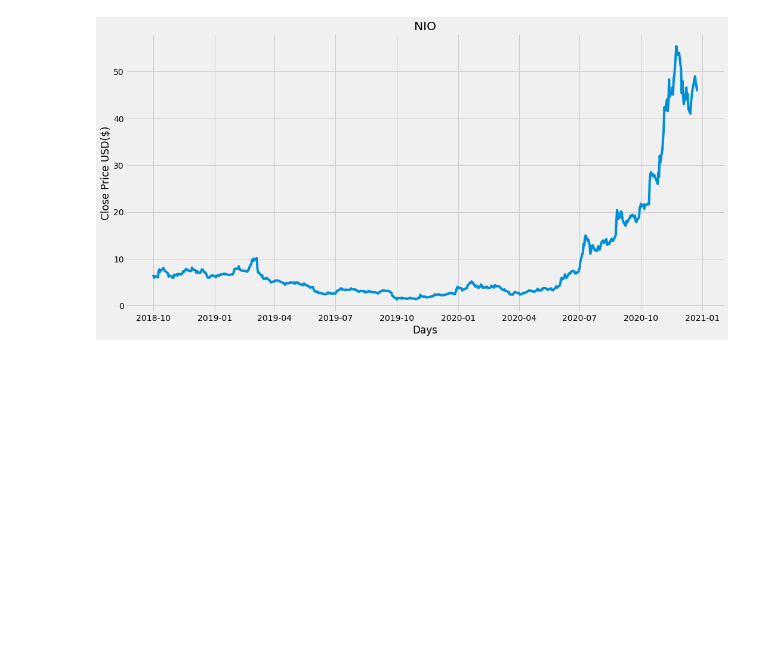
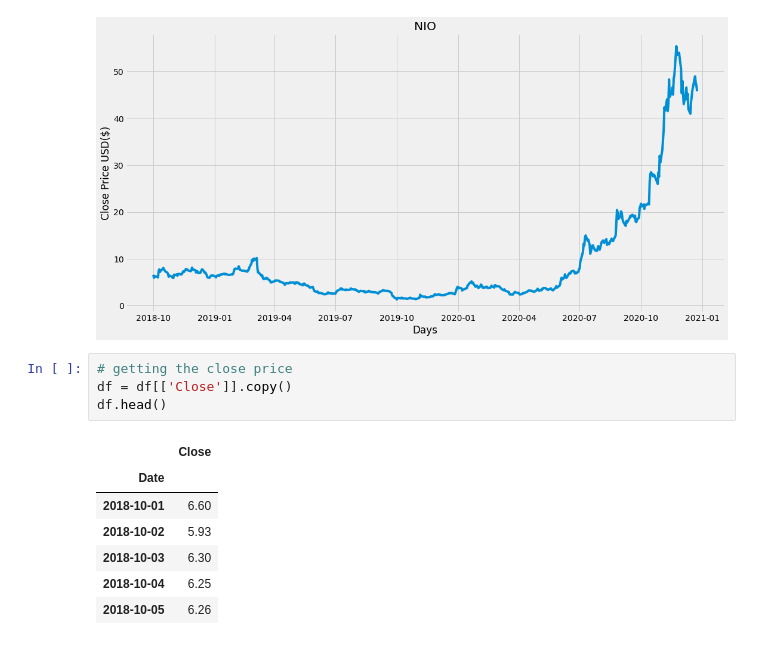
Before and after one commit to pngo5/2_machine_learning_model, a Jupyter notebook: Learning_Model.ipynb, the cells around one changed output. Drawn from its saved outputs; the diff is of its cells as text; blank space fills up the shorter version.

```diff
--- a/Learning_Model.ipynb
+++ b/Learning_Model.ipynb
@@ -54,3 +54,15 @@ plt.plot(df['Close'])
 plt.show()
 # %% [output]
 [figure]
+# %%
+# getting the close price
+df = df[['Close']].copy()
+df.head()
+# %% [output]
+|  | Close |
+| Date |  |
+| 2018-10-01 | 6.60 |
+| 2018-10-02 | 5.93 |
+| 2018-10-03 | 6.30 |
+| 2018-10-04 | 6.25 |
+| 2018-10-05 | 6.26 |
```
Also changed, not shown: parts of 11 cells of this notebook.
